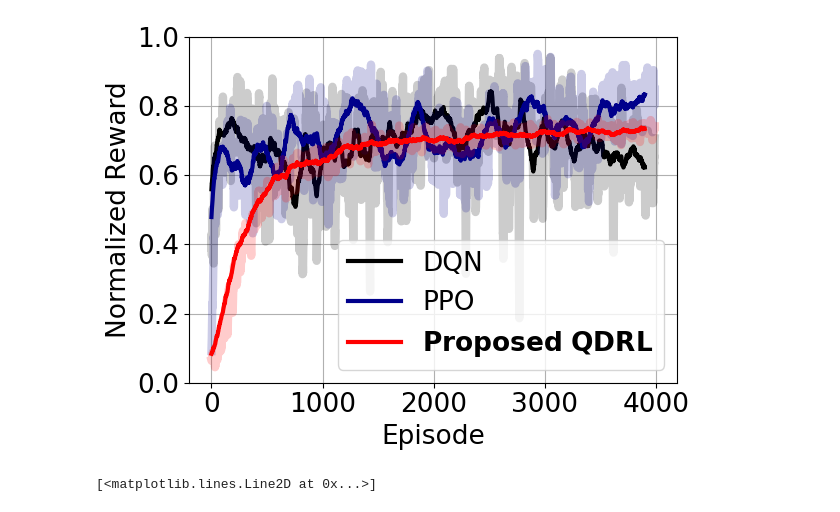
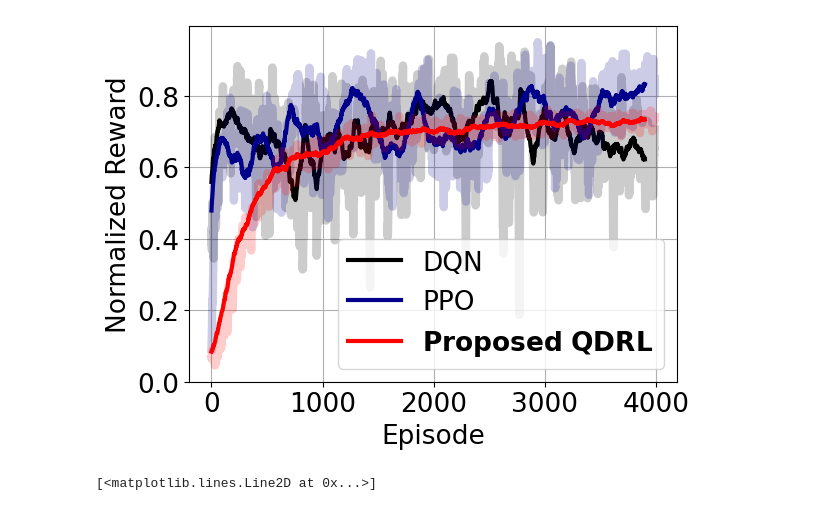
Before and after one commit to hungledut/Quantum-DRL-UAV-OISAC-paper, a Jupyter notebook: Result_visualization.ipynb, the cells around one changed output. Saved outputs shown, nothing was run; the diff lists cells and outputs as text; code cells hidden in the pictures.

```diff
--- a/Result_visualization.ipynb
+++ b/Result_visualization.ipynb
@@ -1,34 +1,34 @@
 # %%
 import matplotlib.pyplot as plt
 import numpy as np
 
 def moving_average(data, window_size):
     return np.convolve(data, np.ones(window_size) / window_size, mode='valid')
 
 MAQDRL_scores = np.load('Rewards_DRL/MAQDRL_UAV_scores.npy')/1900
 # MADQN_scores_small = np.load('Rewards_MADRL/DQN_UAV_scores_small.npy')/1800
 MADQN_scores_large = np.load('Rewards_DRL/DQN_UAV_scores.npy')/1900
 # MAPPO_scores_small = np.load('Rewards_MADRL/PPO_UAV_scores_small.npy')/1800
 MAPPO_scores_large = np.load('Rewards_DRL/PPO_UAV_scores.npy')/1900
 plt.rcParams.update({'font.size': 19})
 # plt.plot(moving_average(MADQN_scores_small, window_size=200), label='MA-DQN (small): 155x3', color='blue', linewidth=2)
 plt.plot(moving_average(MADQN_scores_large, window_size=10),color='black', linewidth=6, alpha=0.2)
 plt.plot(moving_average(MADQN_scores_large, window_size=100), label='DQN', color='black', linewidth=3)
 # plt.plot(moving_average(MAPPO_scores_small, window_size=200), label='MA-PPO (small): actor=155x3, critic=31x3', color='green', linewidth=2)
 plt.plot(moving_average(MAPPO_scores_large, window_size=10), color='darkblue', linewidth=6, alpha=0.2)
 plt.plot(moving_average(MAPPO_scores_large, window_size=100), label='PPO', color='darkblue', linewidth=3)
 plt.plot(moving_average(MAQDRL_scores, window_size=10), color='red', linewidth=6, alpha=0.2)
 plt.plot(moving_average(MAQDRL_scores, window_size=100), label=r'$\mathbf{Proposed~QDRL}$', color='red', linewidth=3)
 plt.xlabel('Episode')
 plt.ylabel('Normalized Reward')
-plt.ylim(0,1)
+# plt.ylim(0,1)
 plt.grid(True)
 plt.legend()
 plt.tight_layout()
 plt.savefig('QDRL_vs_baselines.pdf')
 plt.show()
 # %% [output]
-[figure, old version]
+[figure, new version]
 # %%
 import numpy as np
 import matplotlib.pyplot as plt
```
Also changed, not shown: 25 other files.
